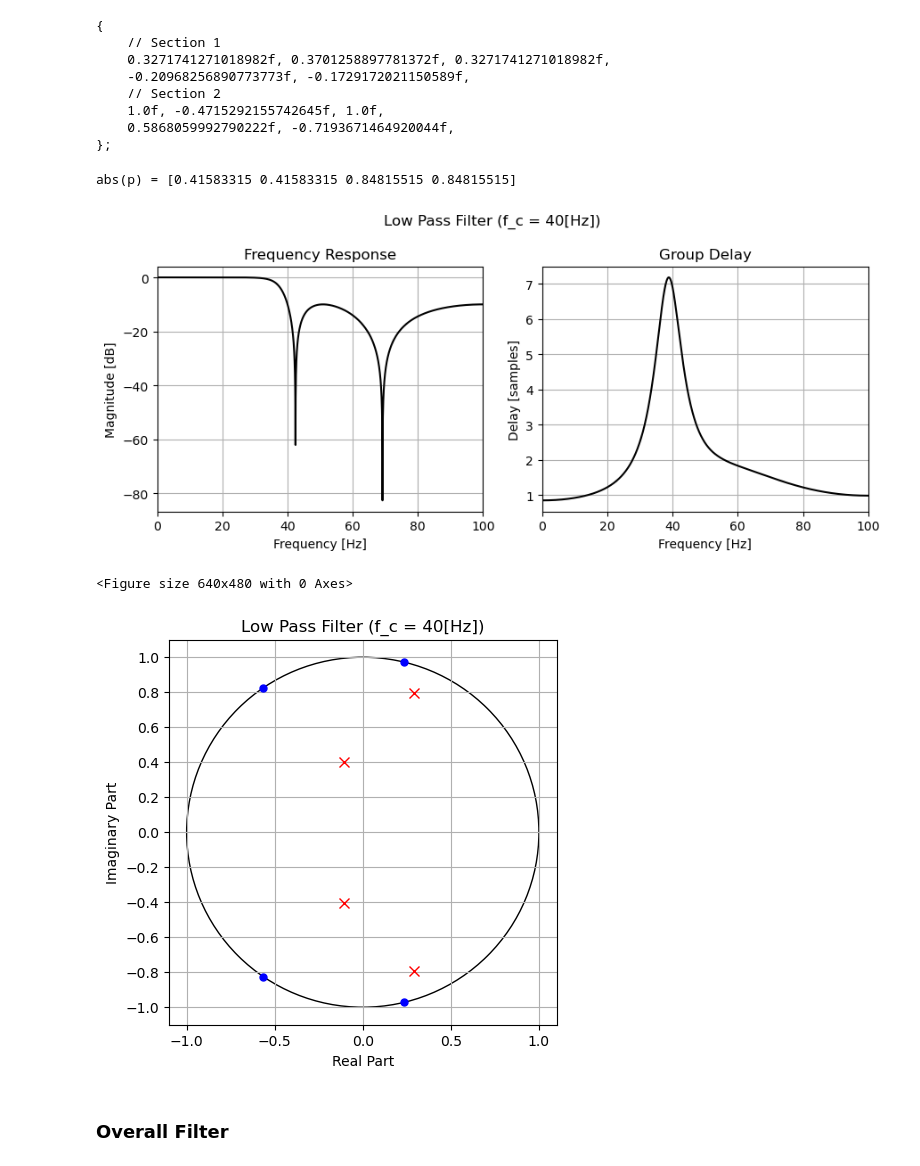
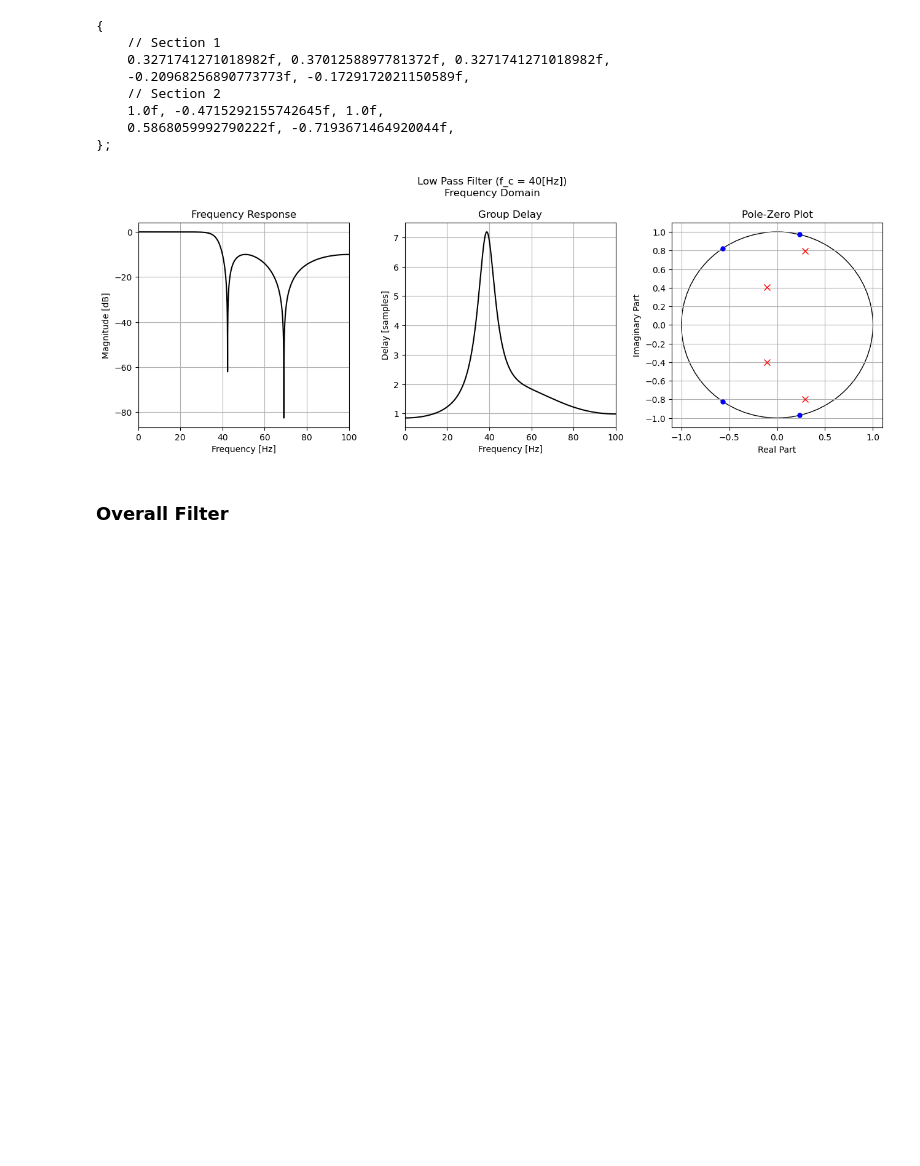
Before and after one commit to bryanmcelvy/microHeartMonitor, a Jupyter notebook: tools/filter_design/daq_filt_design.ipynb, the cells around one changed output. Drawn from its saved outputs; the diff is of its cells as text; code cells hidden in the pictures; blank space fills up the shorter version.

```diff
--- a/tools/filter_design/daq_filt_design.ipynb
+++ b/tools/filter_design/daq_filt_design.ipynb
@@ -9,6 +9,7 @@ import pandas as pd
 from filt_plot_funcs import *
 
 fs = 200
+figSize = [13, 4.75]
 # %%
 def printBiquadInArmFormat(sos):
     # Remove `a0` coefficients and flip sign of `a1` and `a2`
@@ -93,18 +95,14 @@ printBiquadInArmFormat(sos1)
     0.5868059992790222f, -0.7193671464920044f,
 };
 # %%
-z_low, p_low, k_low = signal.sos2zpk(sos1)
-print(f"abs(p) = {np.abs(p_low)}")
+fig_low, axs_low = plt.subplots(1, 3, tight_layout=True, figsize=figSize)
 
 b1, a1 = signal.sos2tf(sos1)
 
-plot_freq_domain(b1, a1, fs=fs, in_dB=True, filt_name="Low Pass Filter (f_c = 40[Hz])")
-plot_pole_zero(b1, a1, filt_name="Low Pass Filter (f_c = 40[Hz])")
+plot_freq_domain(b1, a1, fs=fs, in_dB=True, ax1=axs_low[0], ax2=axs_low[1], filt_name="Low Pass Filter (f_c = 40[Hz])")
+plot_pole_zero(b1, a1, ax=axs_low[2])
 # %% [output]
-abs(p) = [0.41583315 0.41583315 0.84815515 0.84815515]
-[figure, old version]
+[figure, new version]
-<Figure size 640x480 with 0 Axes>
-[figure, removed]
 # %% [markdown]
 ### Overall Filter
 # %%
```
Also changed, not shown: parts of 13 cells of this notebook, 15 other files.
